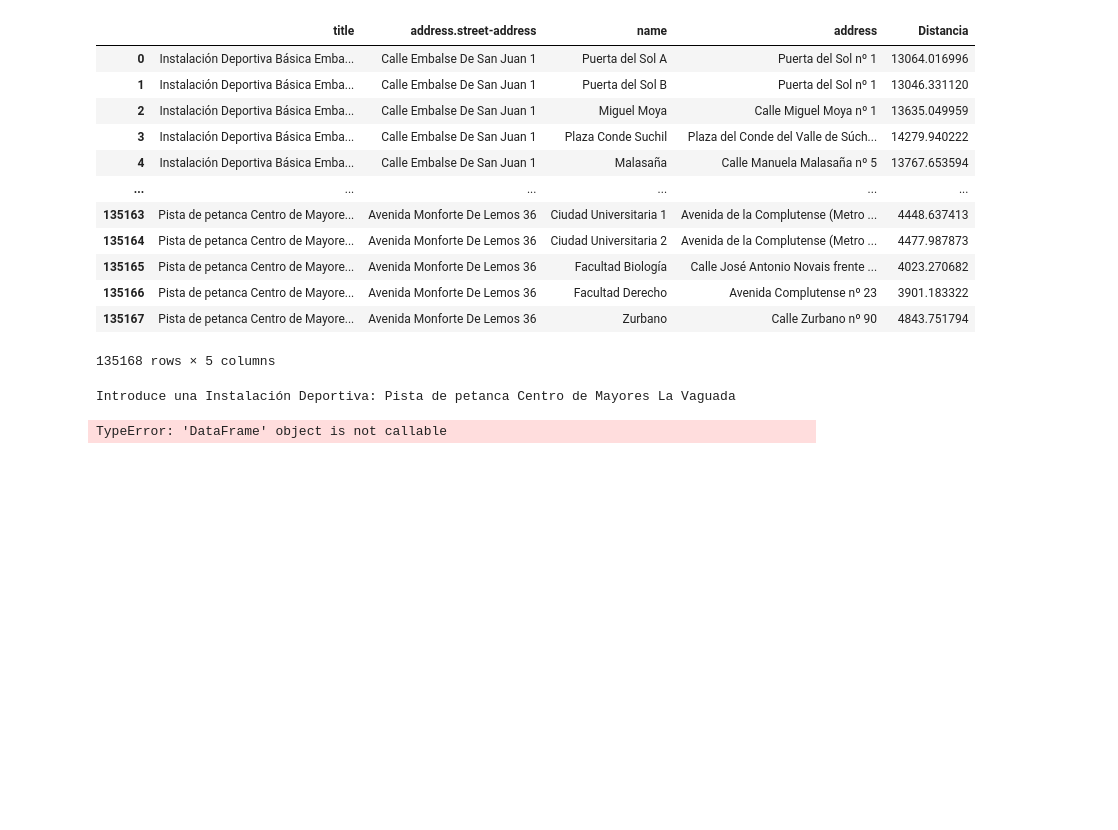
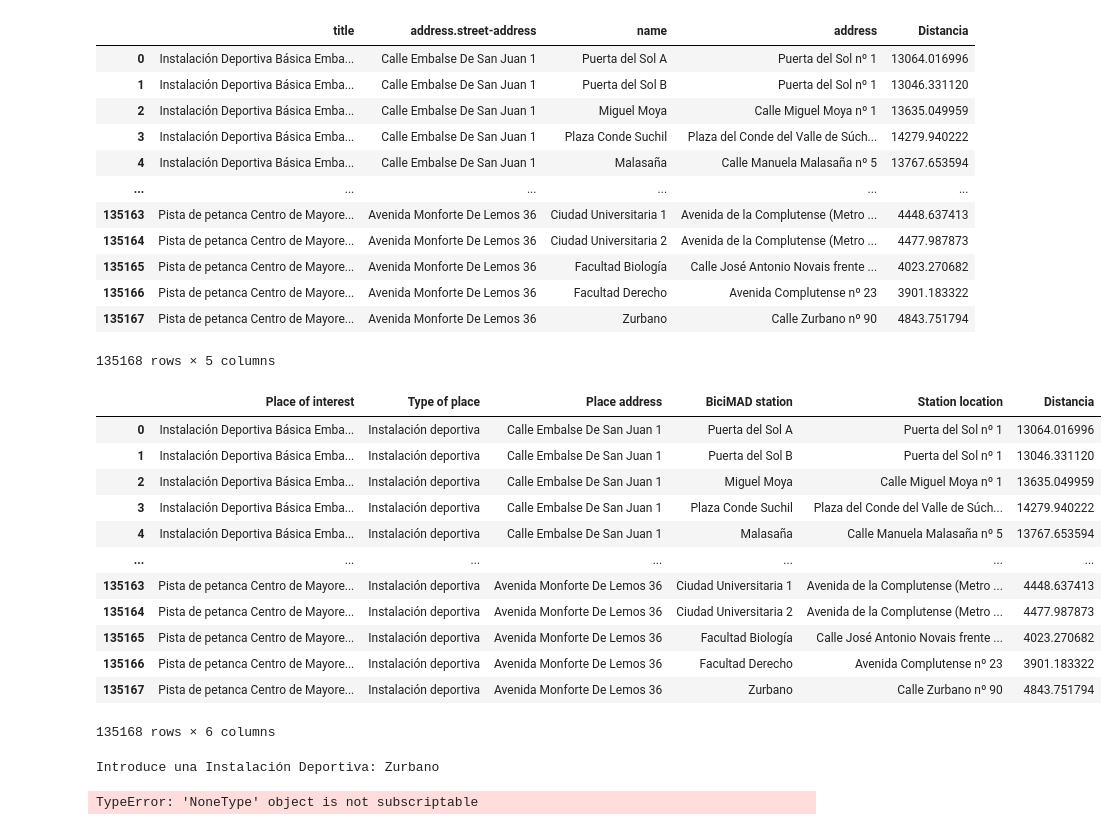
Before and after one commit to DiegoMerello/ih_datamadpt1121_project_m1, a Jupyter notebook: Primera prueba.ipynb, the cells around one changed output. Drawn from its saved outputs; the diff is of its cells as text; code cells hidden in the pictures; blank space fills up the shorter version.

```diff
--- a/Primera prueba.ipynb
+++ b/Primera prueba.ipynb
@@ -255,5 +255,5 @@ df_final
 #tabla_combinada = instalaciones_dep_data1().merge(bicimad1(),  how='cross')
 df_final['Distancia']=df_final.apply(lambda x: distance_meters(x['Punto Inicio'], x['Punto Final']), axis=1)
 df_final
-df_final= df_final.drop(['lat_start','long_start','Punto Inicio', 'Punto Final', 'long_finish', 'lat_finish' ], axis='columns')
+df_final1= df_final.drop(['lat_start','long_start','Punto Inicio', 'Punto Final', 'long_finish', 'lat_finish' ], axis='columns')
 # %%
@@ -273,12 +273,30 @@ df_final
 | 135167 | Pista de petanca Centro de Mayore... | Avenida Monforte De Lemos 36 | Zurbano | Calle Zurbano nº 90 | 4843.751794 |
 135168 rows × 5 columns
 # %%
-#dt=pd.merge(instalaciones_dep_data1,bicimad1, how='cross')
-#dt
+df_final1=df_final1.rename(columns={'title':'Place of interest', 'address.street-address':'Place address','name':'BiciMAD station','address':'Station location'})
+df_final1.insert(1, 'Type of place', 'Instalación deportiva')
+# %%
+df_final1
+# %% [output]
+|  | Place of interest | Type of place | Place address | BiciMAD station | Station location | Distancia |
+| 0 | Instalación Deportiva Básica Emba... | Instalación deportiva | Calle Embalse De San Juan 1 | Puerta del Sol A | Puerta del Sol nº 1 | 13064.016996 |
+| 1 | Instalación Deportiva Básica Emba... | Instalación deportiva | Calle Embalse De San Juan 1 | Puerta del Sol B | Puerta del Sol nº 1 | 13046.331120 |
+| 2 | Instalación Deportiva Básica Emba... | Instalación deportiva | Calle Embalse De San Juan 1 | Miguel Moya | Calle Miguel Moya nº 1 | 13635.049959 |
+| 3 | Instalación Deportiva Básica Emba... | Instalación deportiva | Calle Embalse De San Juan 1 | Plaza Conde Suchil | Plaza del Conde del Valle de Súch... | 14279.940222 |
+| 4 | Instalación Deportiva Básica Emba... | Instalación deportiva | Calle Embalse De San Juan 1 | Malasaña | Calle Manuela Malasaña nº 5 | 13767.653594 |
+| ... | ... | ... | ... | ... | ... | ... |
+| 135163 | Pista de petanca Centro de Mayore... | Instalación deportiva | Avenida Monforte De Lemos 36 | Ciudad Universitaria 1 | Avenida de la Complutense (Metro ... | 4448.637413 |
+| 135164 | Pista de petanca Centro de Mayore... | Instalación deportiva | Avenida Monforte De Lemos 36 | Ciudad Universitaria 2 | Avenida de la Complutense (Metro ... | 4477.987873 |
+| 135165 | Pista de petanca Centro de Mayore... | Instalación deportiva | Avenida Monforte De Lemos 36 | Facultad Biología | Calle José Antonio Novais frente ... | 4023.270682 |
+| 135166 | Pista de petanca Centro de Mayore... | Instalación deportiva | Avenida Monforte De Lemos 36 | Facultad Derecho | Avenida Complutense nº 23 | 3901.183322 |
+| 135167 | Pista de petanca Centro de Mayore... | Instalación deportiva | Avenida Monforte De Lemos 36 | Zurbano | Calle Zurbano nº 90 | 4843.751794 |
+135168 rows × 6 columns
 # %%
 x=str(input('Introduce una Instalación Deportiva: '))
-y = df_final()[df_final()['title'==x]]
-y.sort_values(by='Distancia', ascending=True).head(1)
+y = df_final1[df_final1['title']==x]
+#y.sort_values(by='Distancia', ascending=True).head(2)
+distancia_minima=df_final1[df_final1['Distancia']== df_final1['Distancia'].min()]
+distancia_minima
 # %% [output]
-Introduce una Instalación Deportiva: Pista de petanca Centro de Mayores La Vaguada
+Introduce una Instalación Deportiva: Zurbano
-TypeError: 'DataFrame' object is not callable
+TypeError: 'NoneType' object is not subscriptable
```
Also changed, not shown: parts of 1 cell of this notebook.
